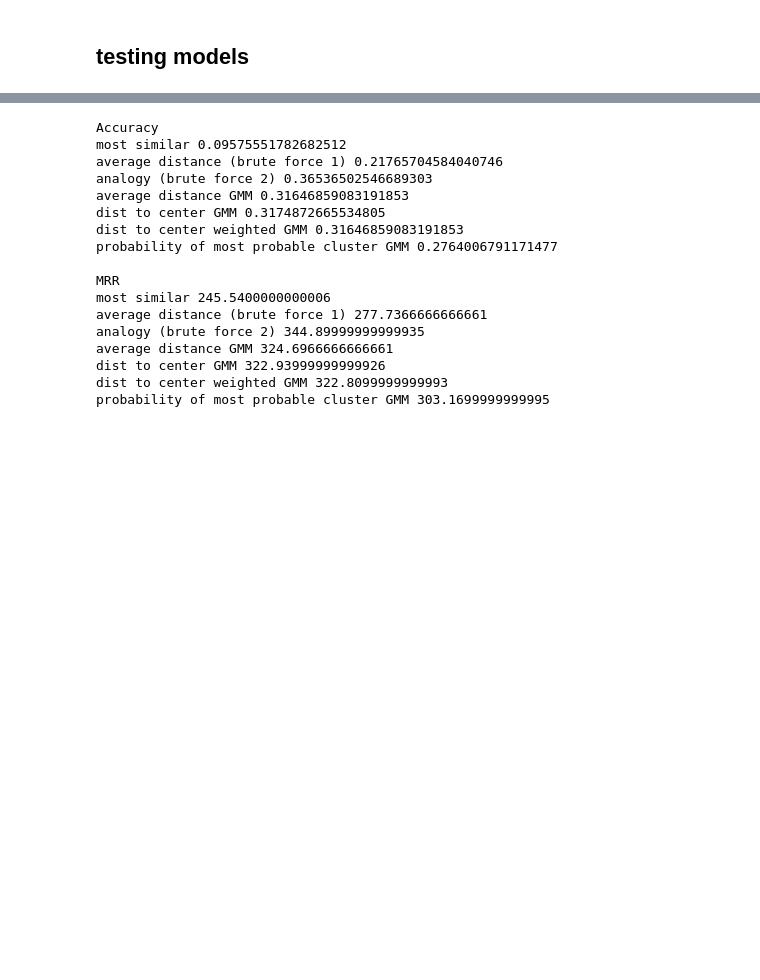
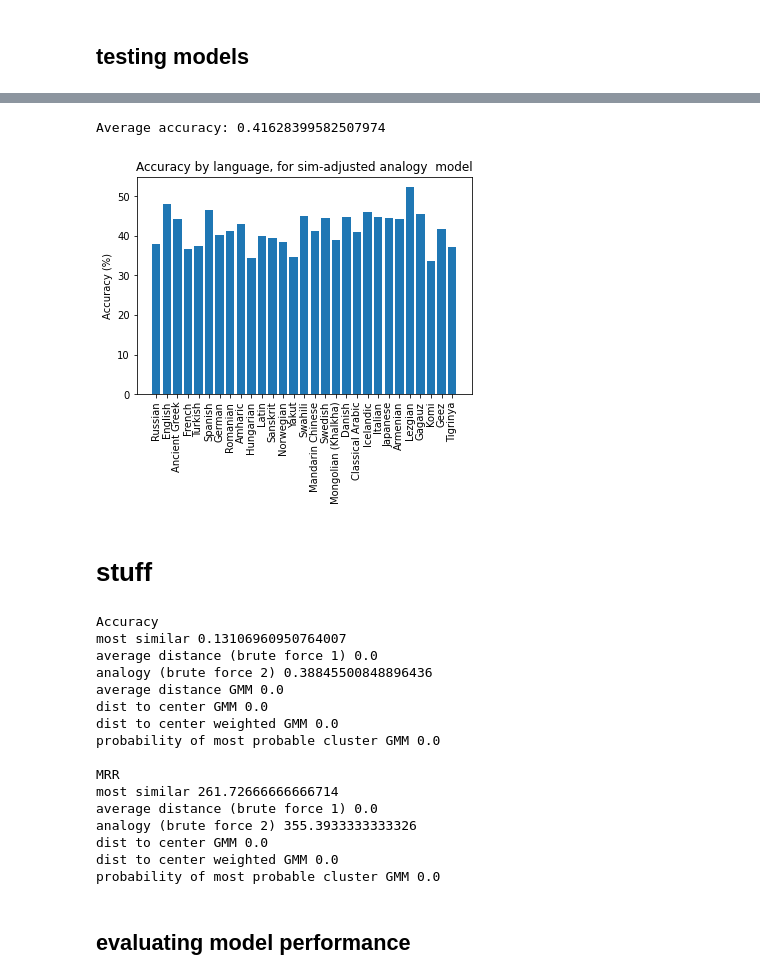
Before and after one commit to o-fugi/regularity-semantic-change, a Jupyter notebook: code/Prediction_with_GMM.ipynb, the cells around one changed output, grey strips where cells are left out. Saved outputs shown, nothing was run; the diff lists cells and outputs as text; code cells hidden in the pictures; blank space fills up the shorter version.

```diff
--- a/code/Prediction_with_GMM.ipynb
+++ b/code/Prediction_with_GMM.ipynb
@@ -536,0 +805,8 @@ for i in range(k):
+# %%
+# get a count of languages
+language_count_df = languages_df.groupby('language1').count().sort_values(by='meaning1', ascending=False)
+common_languages = list(language_count_df[language_count_df['meaning1'] > 100].index)
+
+# get a list of languages, their shifts, and the related vars
+languages_vars_df = reduce(lambda  left,right: pd.merge(left,right,left_on=['meaning1', 'meaning2'],right_on=['meaning1', 'meaning2'], how='left'), [languages_df, df])
+languages_vars_df = languages_vars_df[~np.isnan(languages_vars_df[0])]
@@ -537,3 +866,31 @@ for i in range(k):
+# %%
+# takes about 4 minutes to run
+
+accuracy_list = test_model_language(get_dist_closest, run_once=False, similarity_adjusted=True)
+# %%
+print("Average accuracy:", np.mean(accuracy_list))
+# %% [output]
+Average accuracy: 0.41628399582507974
+# %%
+#@title FIG 1.C -- Accuracy by language
+
+heights = [round(100*i, 1) for i in accuracy_list]
+
+x = np.arange(len(common_languages))  # the label locations
+
+fig, ax = plt.subplots()
+ax.bar(x, heights)
+
+# # Add some text for labels, title and custom x-axis tick labels, etc.
+ax.set_ylabel('Accuracy (%)')
+ax.set_title('Accuracy by language, for sim-adjusted analogy  model')
+ax.set_xticks(x, labels=common_languages, rotation=90)
+
+plt.show()
+# %% [output]
+[figure, added]
+# %% [markdown]
+# stuff
 # %%
 # Summarize accuracies
 print("Accuracy")
@@ -548,25 +905,25 @@ print("\nMRR")
 print("most similar", np.mean(most_similar_mrr))
 print("average distance (brute force 1)", np.mean(dist_avg_mrr))
 print("analogy (brute force 2)", np.mean(dist_closest_mrr))
-print("average distance GMM", np.mean(gmm_avg_mrr))
 print("dist to center GMM", np.mean(gmm_center_mrr))
 print("dist to center weighted GMM", np.mean(gmm_weighted_mrr))
 print("probability of most probable cluster GMM", np.mean(gmm_prob_mrr))
 # %% [output]
 Accuracy
-most similar 0.09575551782682512
-average distance (brute force 1) 0.21765704584040746
-analogy (brute force 2) 0.36536502546689303
-average distance GMM 0.31646859083191853
-dist to center GMM 0.3174872665534805
-dist to center weighted GMM 0.31646859083191853
-probability of most probable cluster GMM 0.2764006791171477
+most similar 0.13106960950764007
+average distance (brute force 1) 0.0
+analogy (brute force 2) 0.38845500848896436
+average distance GMM 0.0
+dist to center GMM 0.0
+dist to center weighted GMM 0.0
+probability of most probable cluster GMM 0.0
 
 MRR
-most similar 245.5400000000006
-average distance (brute force 1) 277.7366666666661
-analogy (brute force 2) 344.89999999999935
-average distance GMM 324.6966666666661
-dist to center GMM 322.93999999999926
-dist to center weighted GMM 322.8099999999993
-probability of most probable cluster GMM 303.1699999999995
+most similar 261.72666666666714
+average distance (brute force 1) 0.0
+analogy (brute force 2) 355.3933333333326
+dist to center GMM 0.0
+dist to center weighted GMM 0.0
+probability of most probable cluster GMM 0.0
+# %% [markdown]
+## evaluating model performance
```
Also changed, not shown: parts of 35 cells of this notebook.
